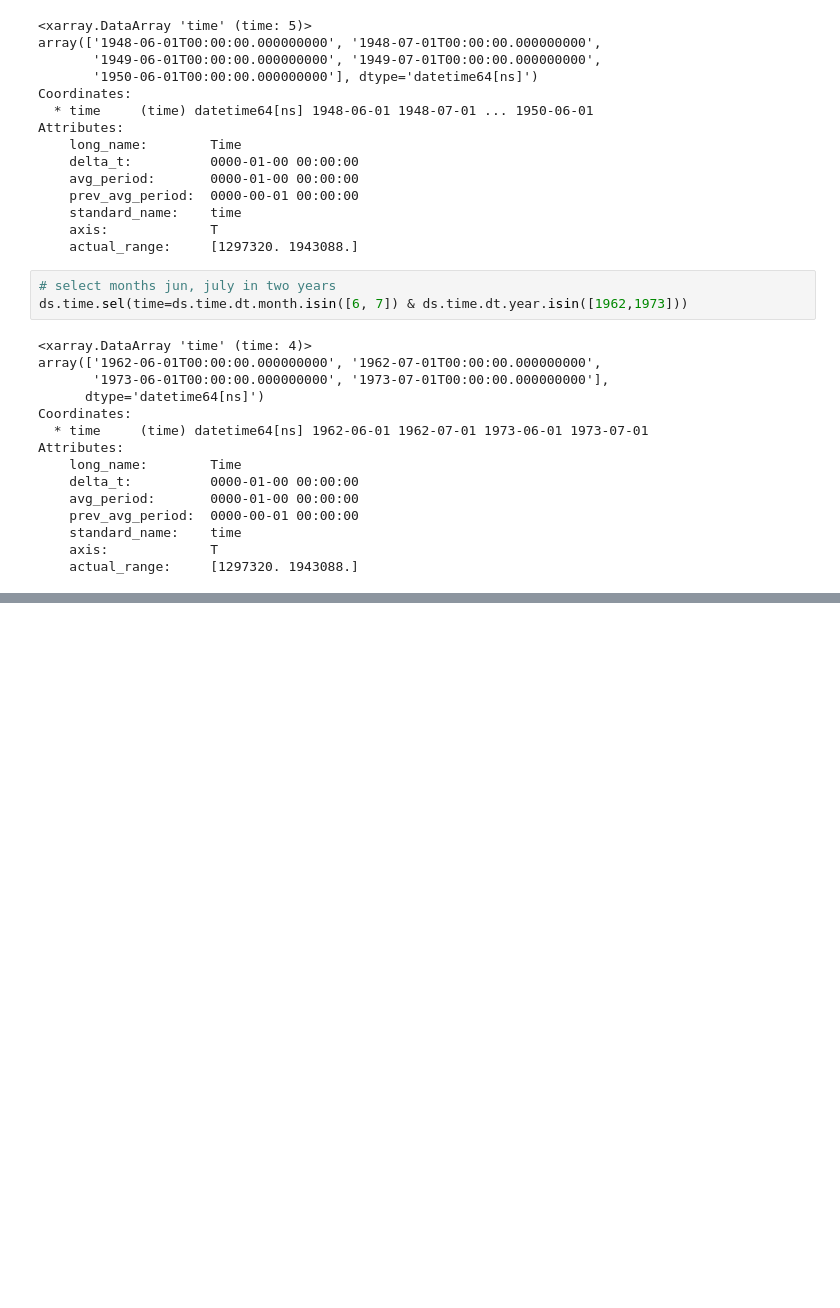
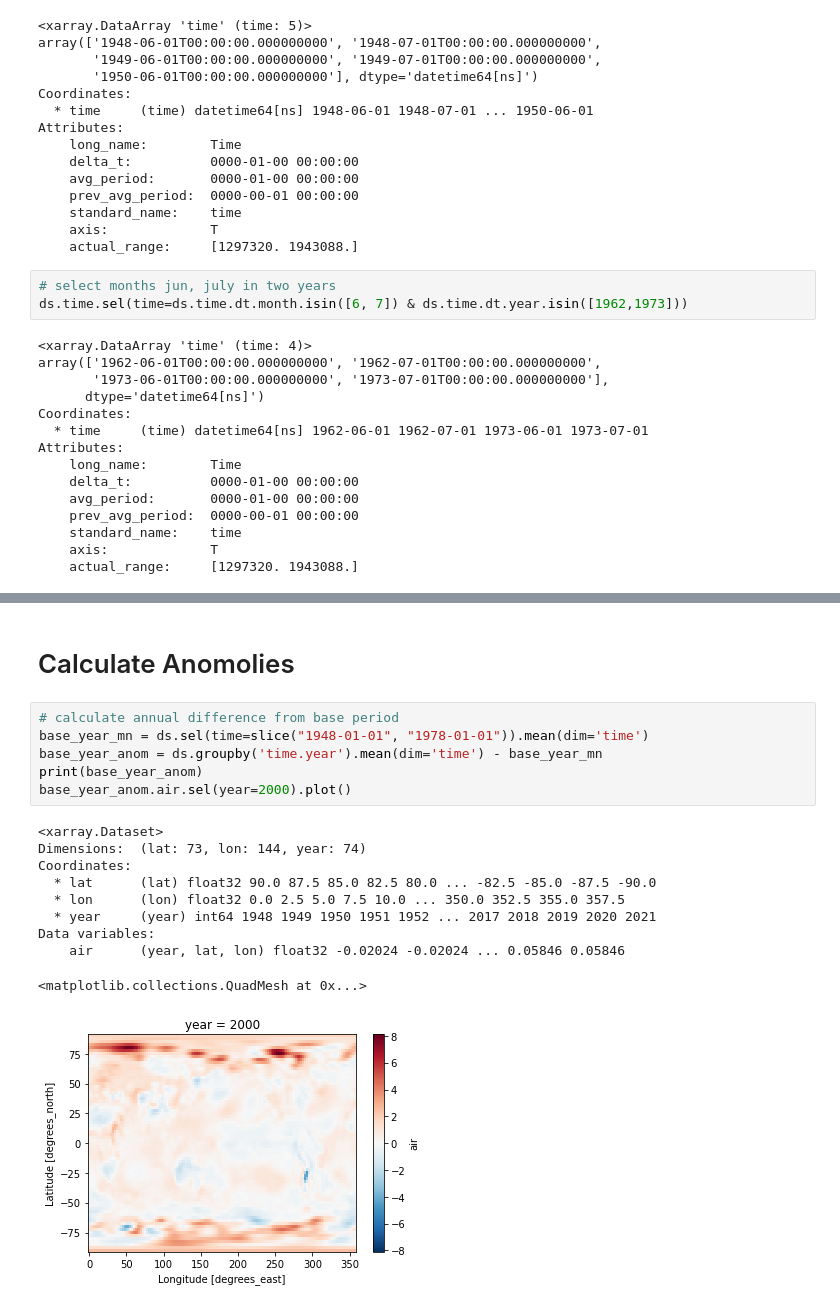
Before and after one commit to mmann1123/gw_artic_climate, a Jupyter notebook: example.ipynb, the cells around one changed output, grey strips where cells are left out. Saved outputs shown, nothing was run; the diff lists cells and outputs as text; blank space fills up the shorter version.

```diff
--- a/example.ipynb
+++ b/example.ipynb
@@ -201 +217,20 @@ Coordinates:
+# %% [markdown]
+# Calculate Anomolies
+# %%
+# calculate annual difference from base period
+base_year_mn = ds.sel(time=slice("1948-01-01", "1978-01-01")).mean(dim='time')
+base_year_anom = ds.groupby('time.year').mean(dim='time') - base_year_mn
+print(base_year_anom)
+base_year_anom.air.sel(year=2000).plot()
+# %% [output]
+<xarray.Dataset>
+Dimensions:  (lat: 73, lon: 144, year: 74)
+Coordinates:
+  * lat      (lat) float32 90.0 87.5 85.0 82.5 80.0 ... -82.5 -85.0 -87.5 -90.0
+  * lon      (lon) float32 0.0 2.5 5.0 7.5 10.0 ... 350.0 352.5 355.0 357.5
+  * year     (year) int64 1948 1949 1950 1951 1952 ... 2017 2018 2019 2020 2021
+Data variables:
+    air      (year, lat, lon) float32 -0.02024 -0.02024 ... 0.05846 0.05846
+<matplotlib.collections.QuadMesh at 0x...>
+[figure, added]
 # %%
```
Also changed, not shown: parts of 8 cells of this notebook.
